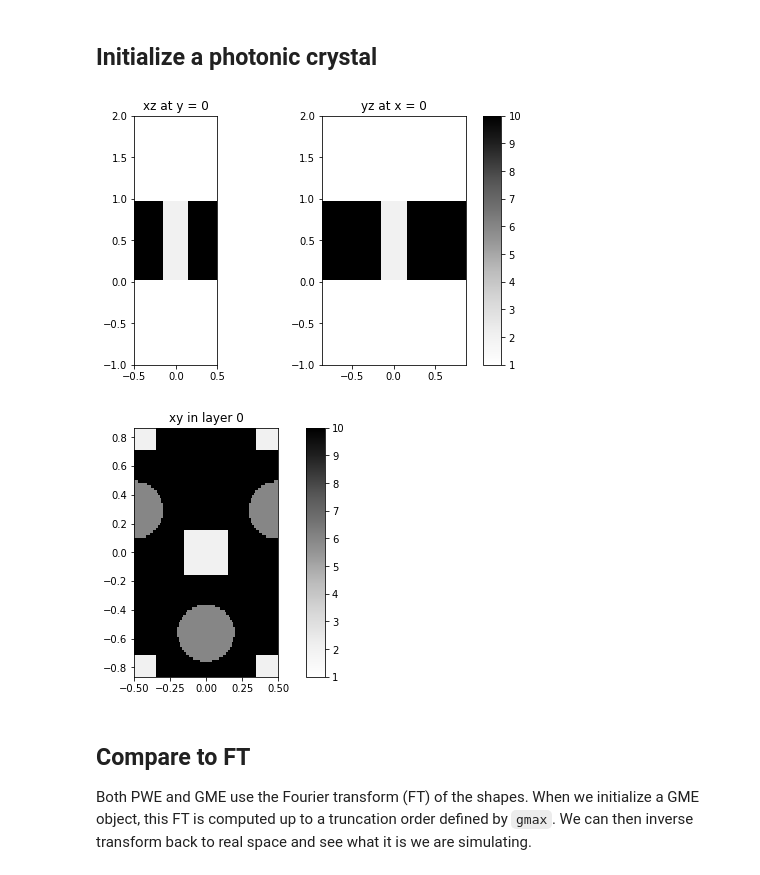
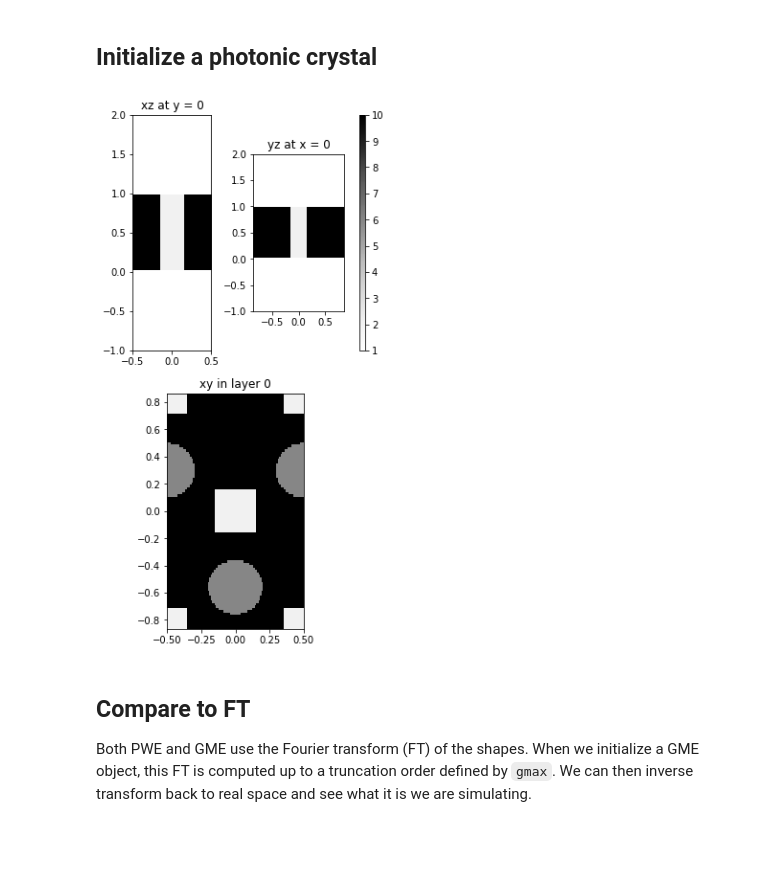
Before and after one commit to fancompute/legume, a Jupyter notebook: Notebooks/Demo_shapes_layers.ipynb, the cells around one changed output. Cells and saved outputs as stored; diff of their text form; code cells hidden in the pictures; blank space fills up the shorter version.

```diff
--- a/Notebooks/Demo_shapes_layers.ipynb
+++ b/Notebooks/Demo_shapes_layers.ipynb
@@ -17,26 +16,25 @@ from legume.utils import plot_reciprocal
 # %%
 # Initialize a lattice (can be 'square', 'hexagonal', or defined by primitive vectors)
 lattice = Lattice('hexagonal')
 # Initialize a PhC (optional permittivity in the lower and upper cladding)
 phc = PhotCryst(lattice, eps_l=1., eps_u=1.)
 # Add a layer to the PhC with thickness 1 and background permittivity 10
 phc.add_layer(d=1, eps_b=10)
 
 # We can add shapes to the layer in two different ways:
 
 # Create a square and use the layer `add_shape` method
 square = Square(x_cent=0, y_cent=0, a=0.3, eps=2)
 phc.layers[-1].add_shape(square)
 
 # Create a circle and use the phc `add_shape` method
 circle = Circle(eps=6, x_cent=0.5, y_cent=0.3, r=0.2)
 phc.add_shape(circle) # by default added to the last layer
 
 # We can plot an overview of what we've built so far
-phc.plot_overview()
+legume.viz.structure(phc)
 # %% [output]
-[figure, old version]
+[figure, new version]
-[figure, removed]
 # %% [markdown]
 ## Compare to FT
 Both PWE and GME use the Fourier transform (FT) of the shapes. When we initialize a GME object, this FT is computed up to a truncation order defined by `gmax`. We can then inverse transform back to real space and see what it is we are simulating.
```
Also changed, not shown: parts of 6 cells of this notebook, 1 other file.
